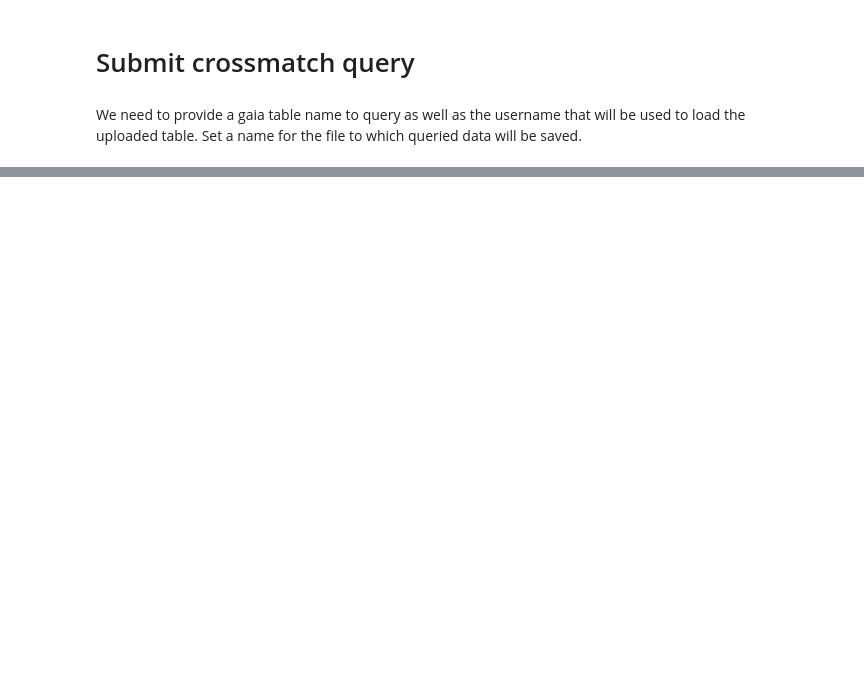
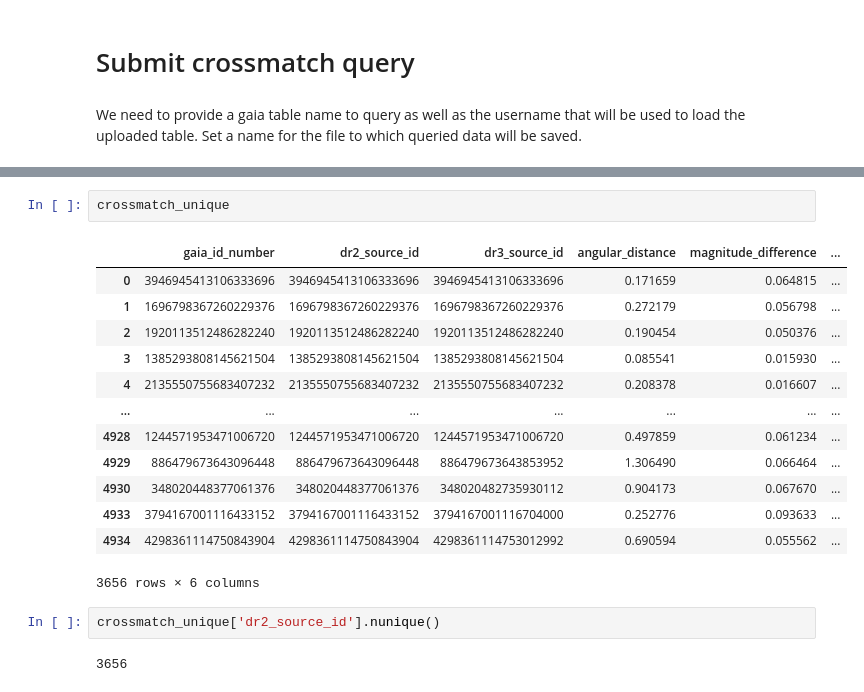
Before and after one commit to snlongmore/SEPHI-MM, a Jupyter notebook: dr2_dr3_match/gaia_dr2_dr3_crossmatch_snl.ipynb, the cells around one changed output, grey strips where cells are left out. Saved outputs shown, nothing was run; the diff lists cells and outputs as text; blank space fills up the shorter version.

```diff
--- a/dr2_dr3_match/gaia_dr2_dr3_crossmatch_snl.ipynb
+++ b/dr2_dr3_match/gaia_dr2_dr3_crossmatch_snl.ipynb
@@ -109,0 +160,20 @@ null
+# %%
+crossmatch_unique
+# %% [output]
+|  | gaia_id_number | dr2_source_id | dr3_source_id | angular_distance | magnitude_difference | ... |
+| 0 | 3946945413106333696 | 3946945413106333696 | 3946945413106333696 | 0.171659 | 0.064815 | ... |
+| 1 | 1696798367260229376 | 1696798367260229376 | 1696798367260229376 | 0.272179 | 0.056798 | ... |
+| 2 | 1920113512486282240 | 1920113512486282240 | 1920113512486282240 | 0.190454 | 0.050376 | ... |
+| 3 | 1385293808145621504 | 1385293808145621504 | 1385293808145621504 | 0.085541 | 0.015930 | ... |
+| 4 | 2135550755683407232 | 2135550755683407232 | 2135550755683407232 | 0.208378 | 0.016607 | ... |
+| ... | ... | ... | ... | ... | ... | ... |
+| 4928 | 1244571953471006720 | 1244571953471006720 | 1244571953471006720 | 0.497859 | 0.061234 | ... |
+| 4929 | 886479673643096448 | 886479673643096448 | 886479673643853952 | 1.306490 | 0.066464 | ... |
+| 4930 | 348020448377061376 | 348020448377061376 | 348020482735930112 | 0.904173 | 0.067670 | ... |
+| 4933 | 3794167001116433152 | 3794167001116433152 | 3794167001116704000 | 0.252776 | 0.093633 | ... |
+| 4934 | 4298361114750843904 | 4298361114750843904 | 4298361114753012992 | 0.690594 | 0.055562 | ... |
+3656 rows × 6 columns
+# %%
+crossmatch_unique['dr2_source_id'].nunique()
+# %% [output]
+3656
```
Also changed, not shown: parts of 13 cells of this notebook.
